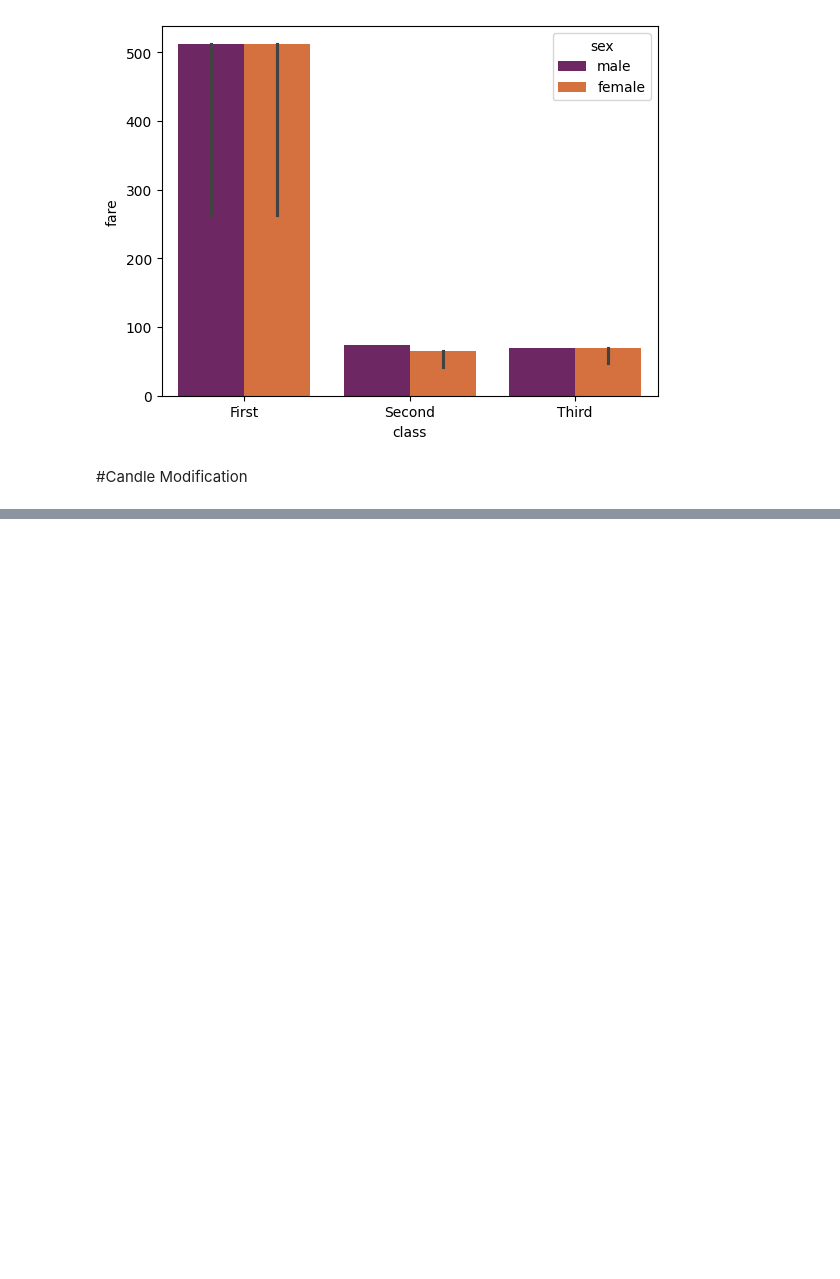
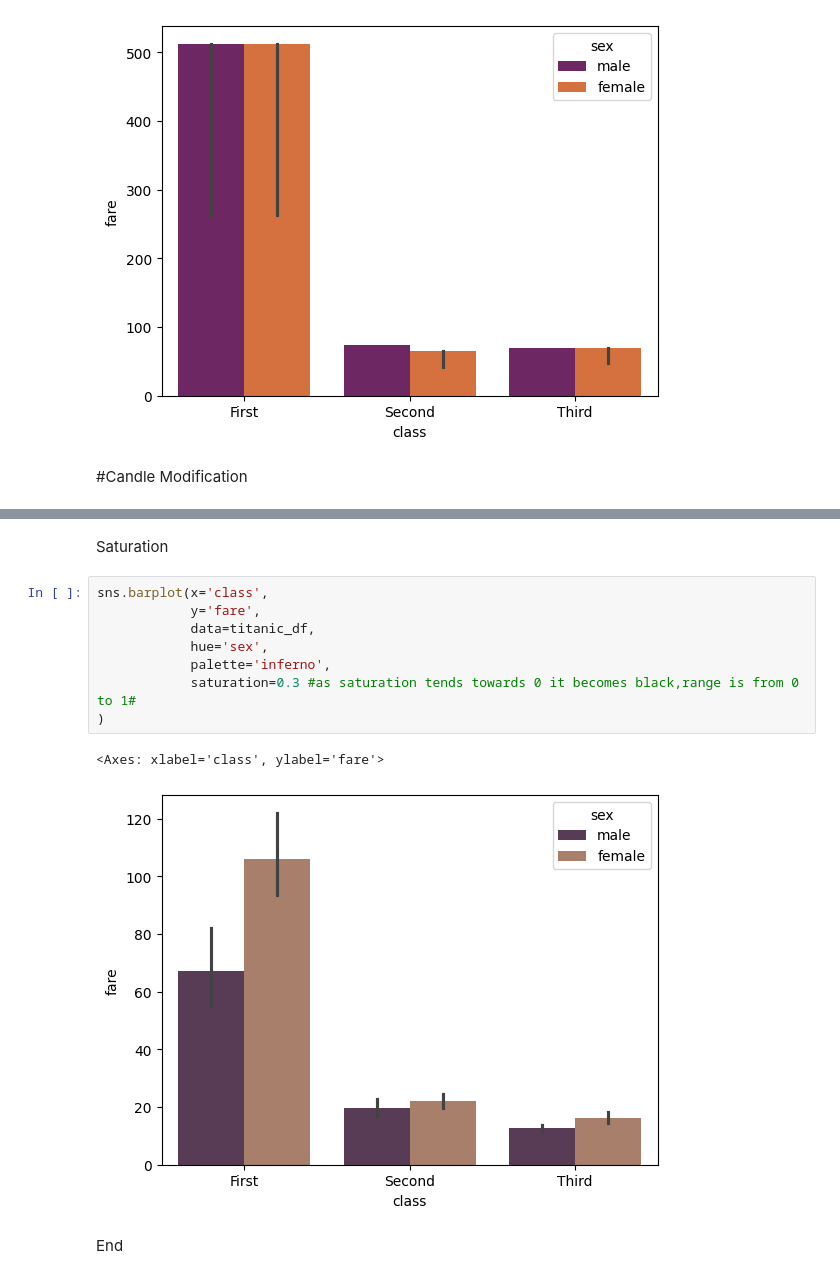
Before and after one commit to avisonstevedsouza/Data-Visualization-Using-Seaborn, a Jupyter notebook: Bar_Chart.ipynb, the cells around one changed output, grey strips where cells are left out. Cells and saved outputs as stored; diff of their text form; blank space fills up the shorter version.

```diff
--- a/Bar_Chart.ipynb
+++ b/Bar_Chart.ipynb
@@ -90,0 +114,15 @@ sns.barplot(x='class',
+# %% [markdown]
+Saturation
+# %%
+sns.barplot(x='class',
+            y='fare',
+            data=titanic_df,
+            hue='sex',
+            palette='inferno',
+            saturation=0.3 #as saturation tends towards 0 it becomes black,range is from 0 to 1#
+)
+# %% [output]
+<Axes: xlabel='class', ylabel='fare'>
+[figure, added]
+# %% [markdown]
+End
```
Also changed, not shown: parts of 4 cells of this notebook.
